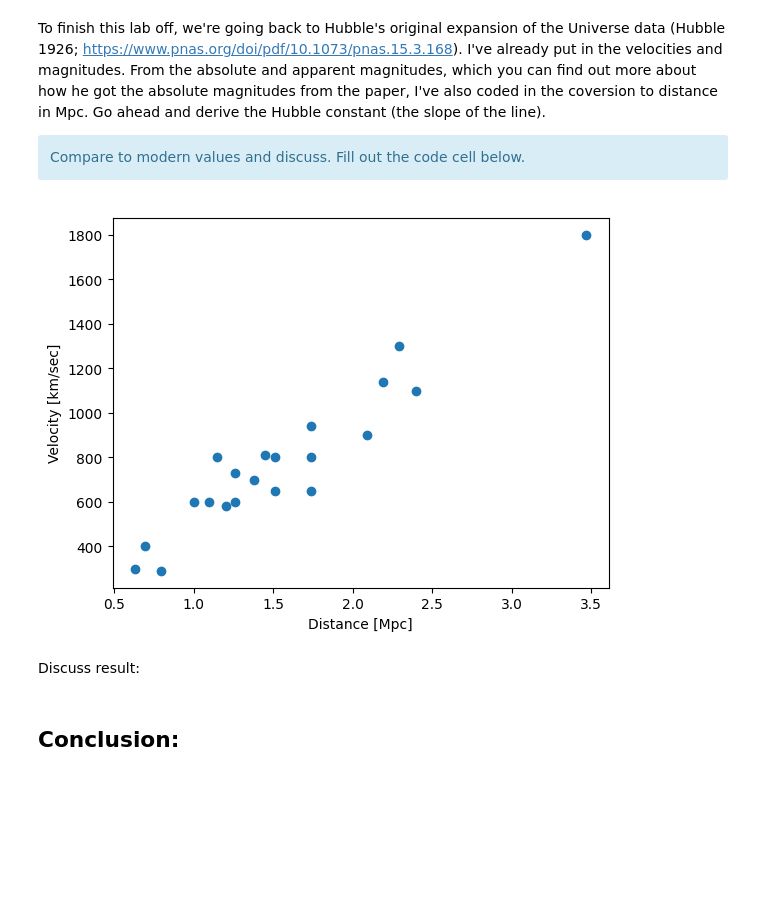
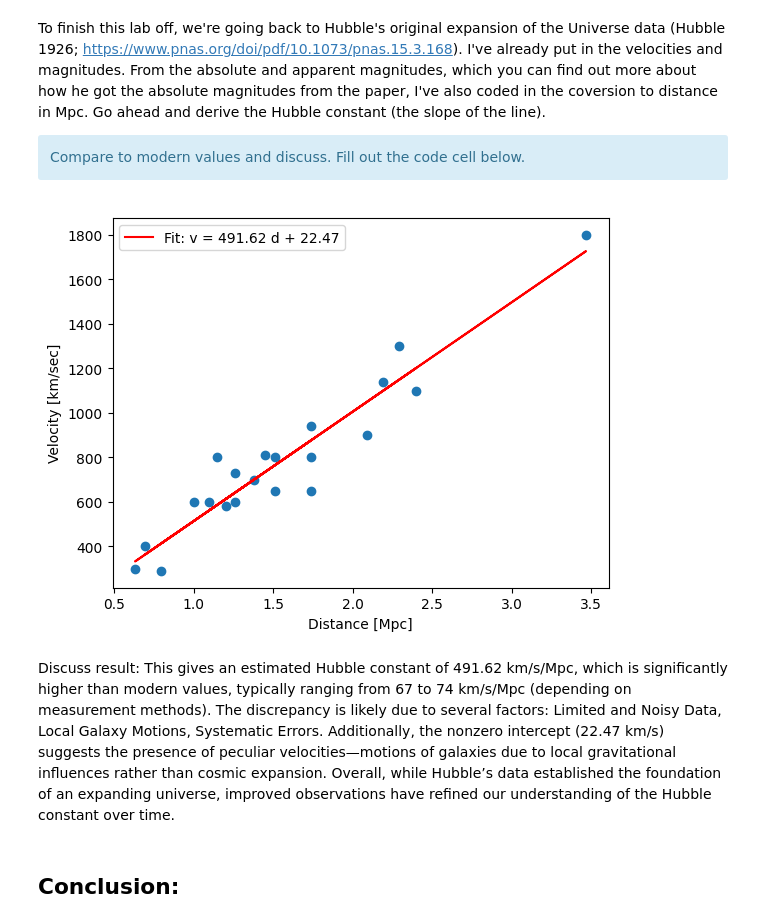
Before and after one commit to ASamaco/ASTR302, a Jupyter notebook: workbooks/ASTR302Lab5.ipynb, the cells around one changed output. Saved outputs shown, nothing was run; the diff lists cells and outputs as text; code cells hidden in the pictures; blank space fills up the shorter version.

```diff
--- a/workbooks/ASTR302Lab5.ipynb
+++ b/workbooks/ASTR302Lab5.ipynb
@@ -141,22 +141,27 @@ To finish this lab off, we're going back to Hubble's original expansion of the U
 # %%
 velocities = np.array([650,1800,1300,300,800,700,400,600,290,600,940,810,600,730,800,800,580,1100,1140,900,650])
 abs_mag = np.array([-13.9,-16.8,-15.7,-13.8,-12.8,-15.0,-14.3,-16.1,-15.5,-15.5,-16.2,-16.4,-14.0,-15.4,-16.0,-16.1,-14.3,-15.9,-17.6,-15.5,-14.5])
 app_mag = np.array([12.0,10.9,11.1,10.2,12.5,10.7,9.9,9.4,9.0,9.5,10.0,9.4,11.2,10.1,9.9,10.1,11.1,11.0,9.1,11.1,11.7])
 
 dist = 10**(((app_mag - abs_mag) + 5)/5)/1e6   # to get Mpc
 
 plt.scatter(dist,velocities)
 plt.ylabel('Velocity [km/sec]')
 plt.xlabel('Distance [Mpc]')
 
 # add here your line fitting code
+slope, intercept, r_value, p_value, std_err = stats.linregress(dist, velocities)
+
 # and plot your best fit line
+plt.plot(dist, slope * dist + intercept, color='red', label=f'Fit: v = {slope:.2f} d + {intercept:.2f}')
 
+plt.legend()
 plt.show()
 # %% [output]
-[figure, old version]
+[figure, new version]
-# %% [markdown]
-Discuss result:
+# %% [markdown]
+Discuss result:
+This gives an estimated Hubble constant of 491.62 km/s/Mpc, which is significantly higher than modern values, typically ranging from 67 to 74 km/s/Mpc (depending on measurement methods). The discrepancy is likely due to several factors: Limited and Noisy Data, Local Galaxy Motions, Systematic Errors. Additionally, the nonzero intercept (22.47 km/s) suggests the presence of peculiar velocities—motions of galaxies due to local gravitational influences rather than cosmic expansion. Overall, while Hubble’s data established the foundation of an expanding universe, improved observations have refined our understanding of the Hubble constant over time.
 # %% [markdown]
 ## Conclusion:
 # %% [markdown]
```
